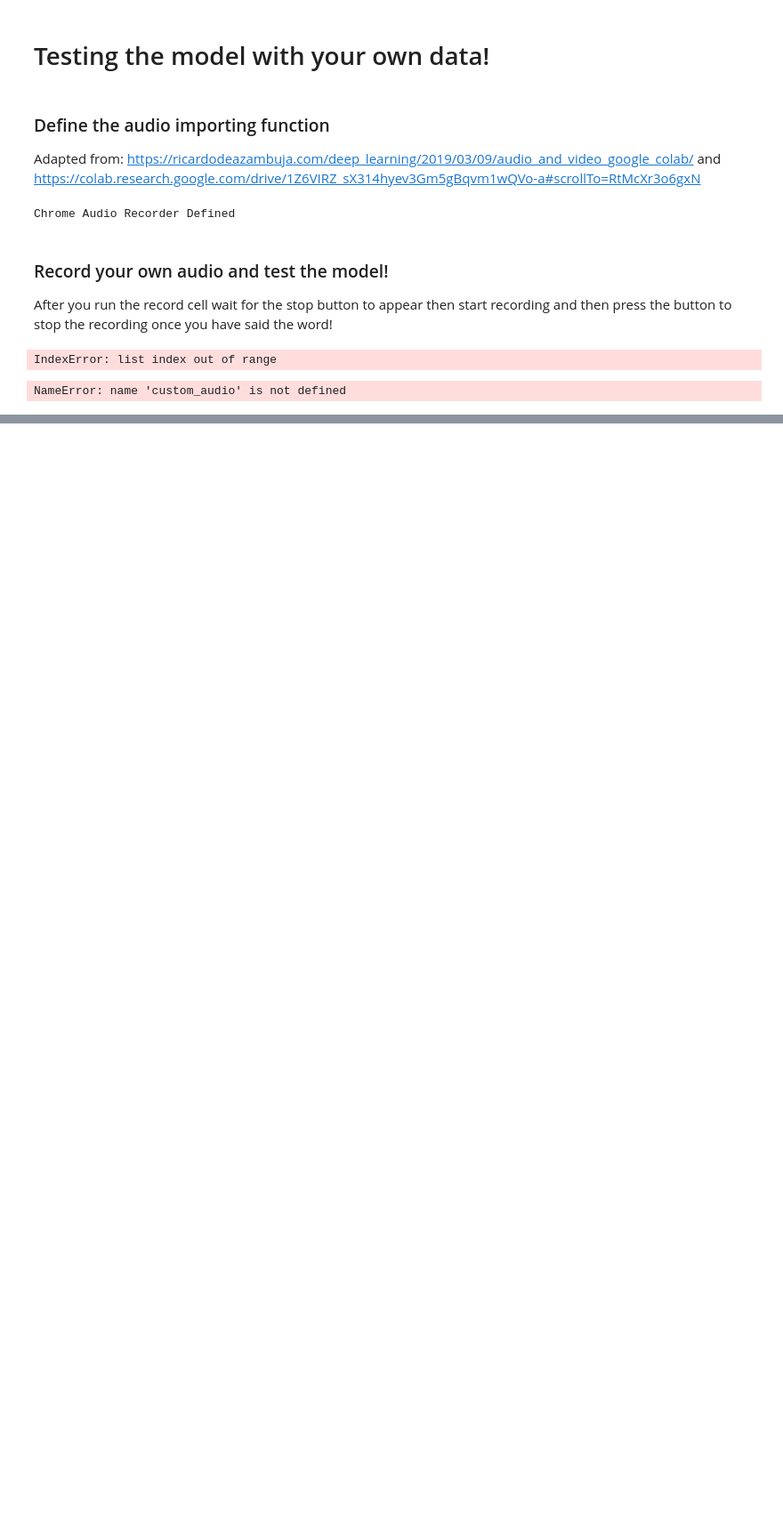
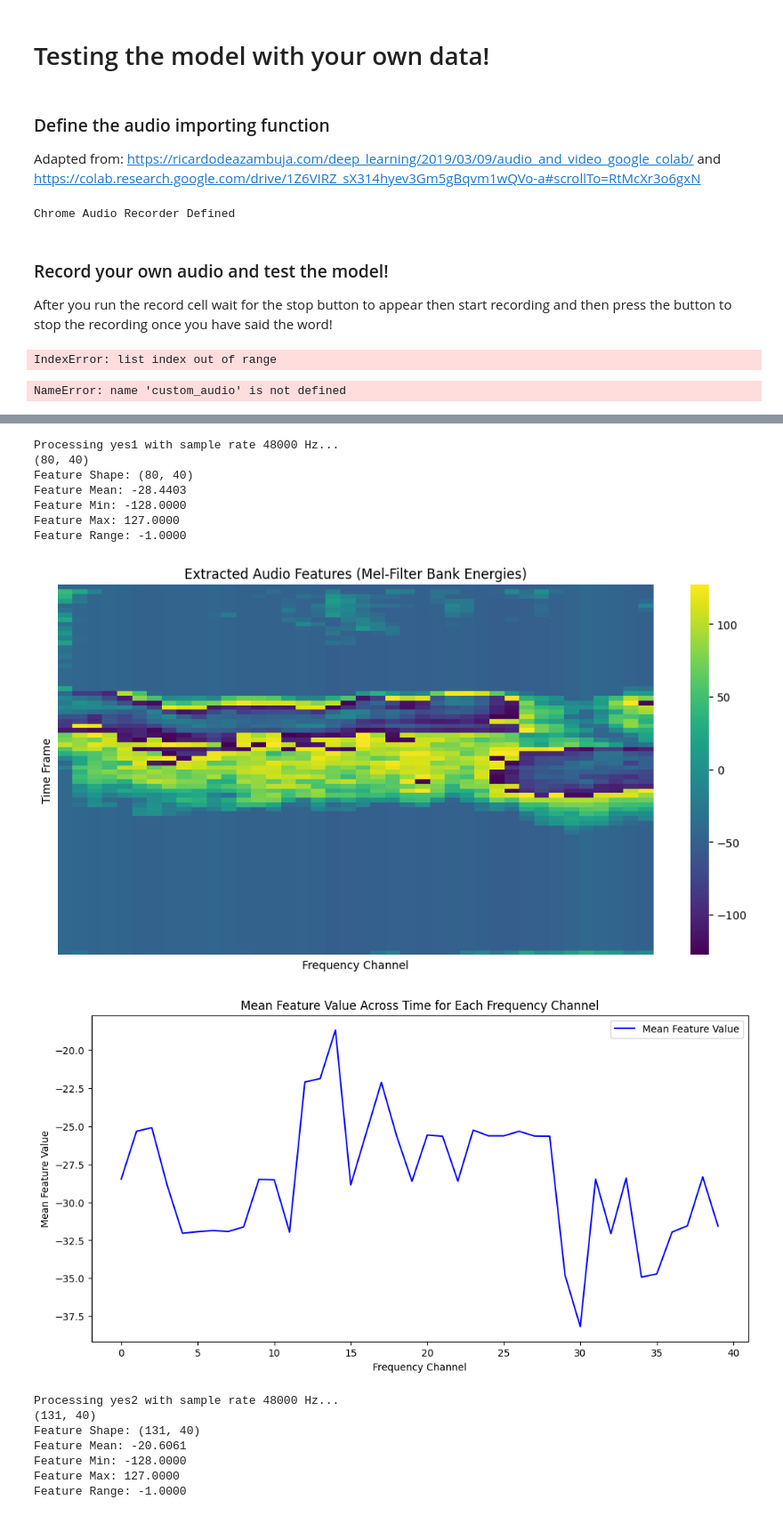
Before and after one commit to RoshiniBanu21/IBM-Project-7508-1658884203, a Jupyter notebook: 3-5-13-PretrainedModel.ipynb, the cells around one changed output, grey strips where cells are left out. Shown at 89% size. Drawn from its saved outputs; the diff is of its cells as text; code cells hidden in the pictures; blank space fills up the shorter version.

```diff
--- a/3-5-13-PretrainedModel.ipynb
+++ b/3-5-13-PretrainedModel.ipynb
@@ -601,0 +804,79 @@ NameError: name 'custom_audio' is not defined
+# %%
+import matplotlib.pyplot as plt
+import seaborn as sns
+import numpy as np
+
+def plot_features(features):
+    """
+    Plot the extracted features as a heatmap.
+
+    Args:
+        features (np.ndarray): Feature matrix with shape (num_frames, num_channels).
+    """
+    plt.figure(figsize=(12, 6))
+
+    # Plot the heatmap
+    sns.heatmap(features, cmap='viridis', cbar=True, xticklabels=False, yticklabels=False)
+
+    # Set the labels and title
+    plt.xlabel("Frequency Channel")
+    plt.ylabel("Time Frame")
+    plt.title("Extracted Audio Features (Mel-Filter Bank Energies)")
+
+    plt.show()
+
+def plot_feature_mean(features):
+    """
+    Plot the mean of features across time frames for each frequency channel.
+
+    Args:
+        features (np.ndarray): Feature matrix with shape (num_frames, num_channels).
+    """
+    mean_features = np.mean(features, axis=0)
+
+    plt.figure(figsize=(12, 6))
+    plt.plot(mean_features, label="Mean Feature Value", color='blue')
+
+    plt.xlabel("Frequency Channel")
+    plt.ylabel("Mean Feature Value")
+    plt.title("Mean Feature Value Across Time for Each Frequency Channel")
+    plt.legend()
+
+    plt.show()
+
+# Example usage with features generated from audio
+if __name__ == "__main__":
+    import pickle
+
+    # Load the pickle file containing audio data
+    with open('yes_no.pkl', 'rb') as fid:
+        audio_files = pickle.load(fid)
+
+    # Process each audio file and plot features
+    for key in ["yes1", "yes2", "yes3", "yes4", "no1", "no2", "no3", "no4"]:
+        audio_signal = audio_files[key]
+        sample_rate = audio_files[f"sr_{key}"]
+
+        print(f"Processing {key} with sample rate {sample_rate} Hz...")
+        features = generate_feature(audio_signal, sample_rate=48000)
+
+        # Plot features
+        plot_features(features)
+        plot_feature_mean(features)
+# %% [output]
+Processing yes1 with sample rate 48000 Hz...
+(80, 40)
+Feature Shape: (80, 40)
+Feature Mean: -28.4403
+Feature Min: -128.0000
+Feature Max: 127.0000
+Feature Range: -1.0000
+[figure, added]
+[figure, added]
+Processing yes2 with sample rate 48000 Hz...
+(131, 40)
+Feature Shape: (131, 40)
+Feature Mean: -20.6061
+Feature Min: -128.0000
+Feature Max: 127.0000
+Feature Range: -1.0000
```
Also changed, not shown: parts of 11 cells of this notebook.
